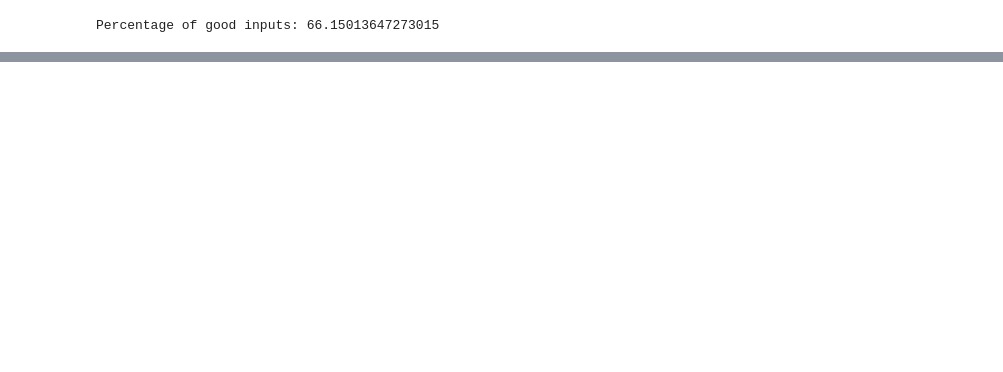
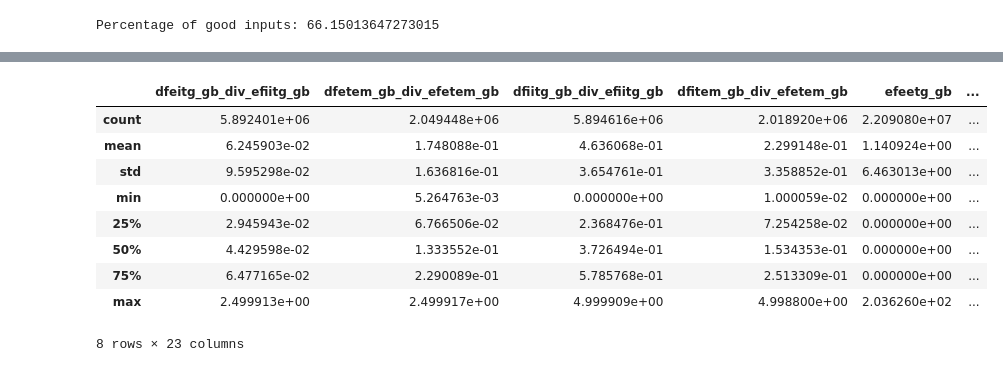
Before and after one commit to zcapjdb/UKAEAGroupProject, a Jupyter notebook: src/notebooks/QLKNNDataPreparation.ipynb, the cells around one changed output, grey strips where cells are left out. Saved outputs shown, nothing was run; the diff lists cells and outputs as text; code cells hidden in the pictures; blank space fills up the shorter version.

```diff
--- a/src/notebooks/QLKNNDataPreparation.ipynb
+++ b/src/notebooks/QLKNNDataPreparation.ipynb
@@ -20,0 +49,15 @@ Percentage of good inputs: 66.15013647273015
+# %%
+df_out = pd.DataFrame(outputs, index_out, output_names)
+df_out.rename(columns=lambda x: str(x.decode("utf-8")).lower() , inplace=True)
+df_out = df_out[keys_used]
+# %% [output]
+|  | dfeitg_gb_div_efiitg_gb | dfetem_gb_div_efetem_gb | dfiitg_gb_div_efiitg_gb | dfitem_gb_div_efetem_gb | efeetg_gb | ... |
+| count | 5.892401e+06 | 2.049448e+06 | 5.894616e+06 | 2.018920e+06 | 2.209080e+07 | ... |
+| mean | 6.245903e-02 | 1.748088e-01 | 4.636068e-01 | 2.299148e-01 | 1.140924e+00 | ... |
+| std | 9.595298e-02 | 1.636816e-01 | 3.654761e-01 | 3.358852e-01 | 6.463013e+00 | ... |
+| min | 0.000000e+00 | 5.264763e-03 | 0.000000e+00 | 1.000059e-02 | 0.000000e+00 | ... |
+| 25% | 2.945943e-02 | 6.766506e-02 | 2.368476e-01 | 7.254258e-02 | 0.000000e+00 | ... |
+| 50% | 4.429598e-02 | 1.333552e-01 | 3.726494e-01 | 1.534353e-01 | 0.000000e+00 | ... |
+| 75% | 6.477165e-02 | 2.290089e-01 | 5.785768e-01 | 2.513309e-01 | 0.000000e+00 | ... |
+| max | 2.499913e+00 | 2.499917e+00 | 4.999909e+00 | 4.998800e+00 | 2.036260e+02 | ... |
+8 rows × 23 columns
```
Also changed, not shown: parts of 14 cells of this notebook, 9 other files.
